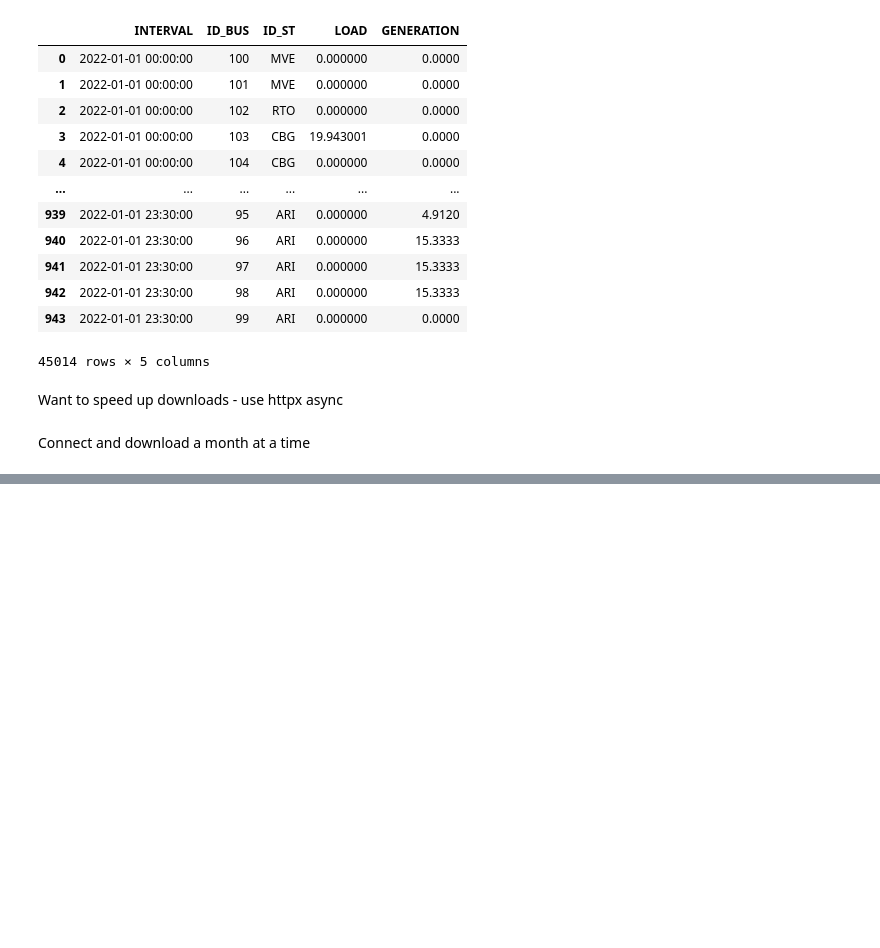
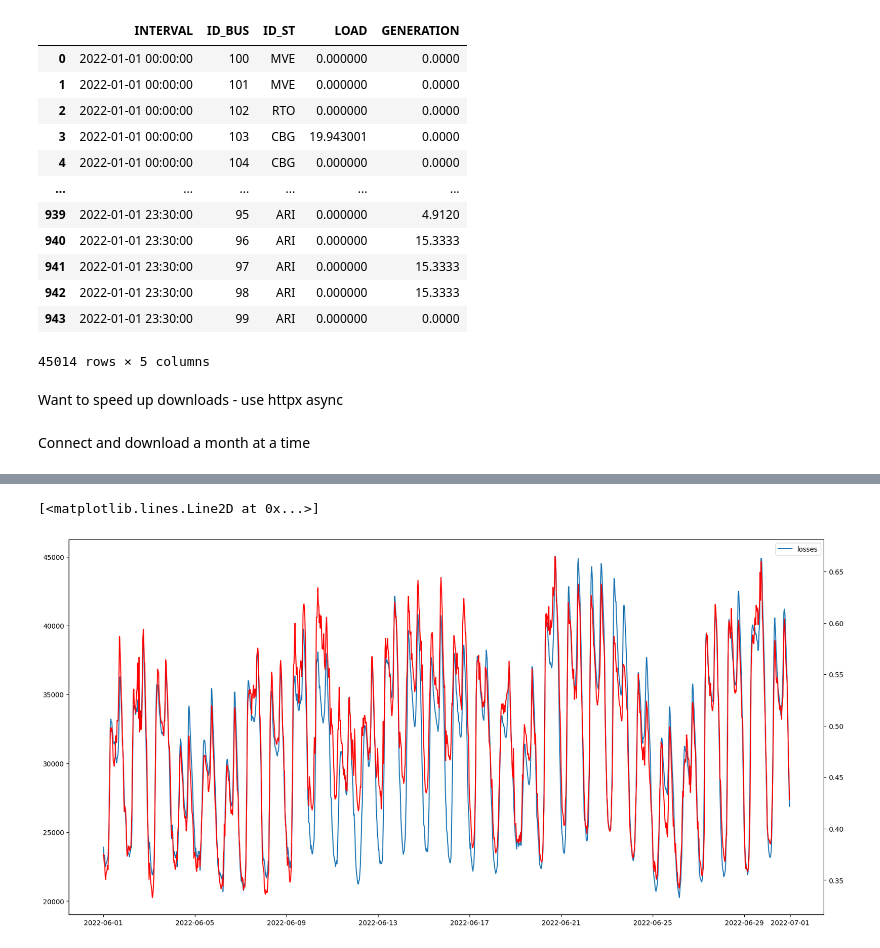
Before and after one commit to CJP123/spd_api, a Jupyter notebook: 00_spd.ipynb, the cells around one changed output, grey strips where cells are left out. Cells and saved outputs as stored; diff of their text form; code cells hidden in the pictures; blank space fills up the shorter version.

```diff
--- a/00_spd.ipynb
+++ b/00_spd.ipynb
@@ -162,0 +151,4 @@ branch, bus = await main_spd(spd_df.loc[f'{year}-{month}'], year)
+# %%
+tmp = (branch.assign(losses = lambda df_: df_.FROM_MW - df_.TO_MW, flow = lambda df_: abs(df_.FROM_MW)))
+# .groupby('INTERVAL').agg({'losses':'sum','flow':'sum'}).reset_index()
+# .assign(pc = lambda df_: df_.losses/df_.flow)).set_index('INTERVAL')#.pipe(lambda df_: alt.Chart(df_).mark_line().encode(x='INTERVAL:T', y='losses:Q'))
@@ -162,0 +171,11 @@ branch, bus = await main_spd(spd_df.loc[f'{year}-{month}'], year)
+# %%
+import matplotlib.pyplot as plt
+fig, ax = plt.subplots(figsize=(20,10))
+# ax.plot(tmp.index, tmp.losses)
+ax.plot(tmp.index, tmp.flow)
+ax.legend(['losses', 'flow', 'pc'])
+ax2 = ax.twinx()
+ax2.plot(tmp.index, tmp.pc, color='red')
+# %% [output]
+[<matplotlib.lines.Line2D at 0x...>]
+[figure, added]
```
Also changed, not shown: parts of 14 cells of this notebook, 1 other file.
